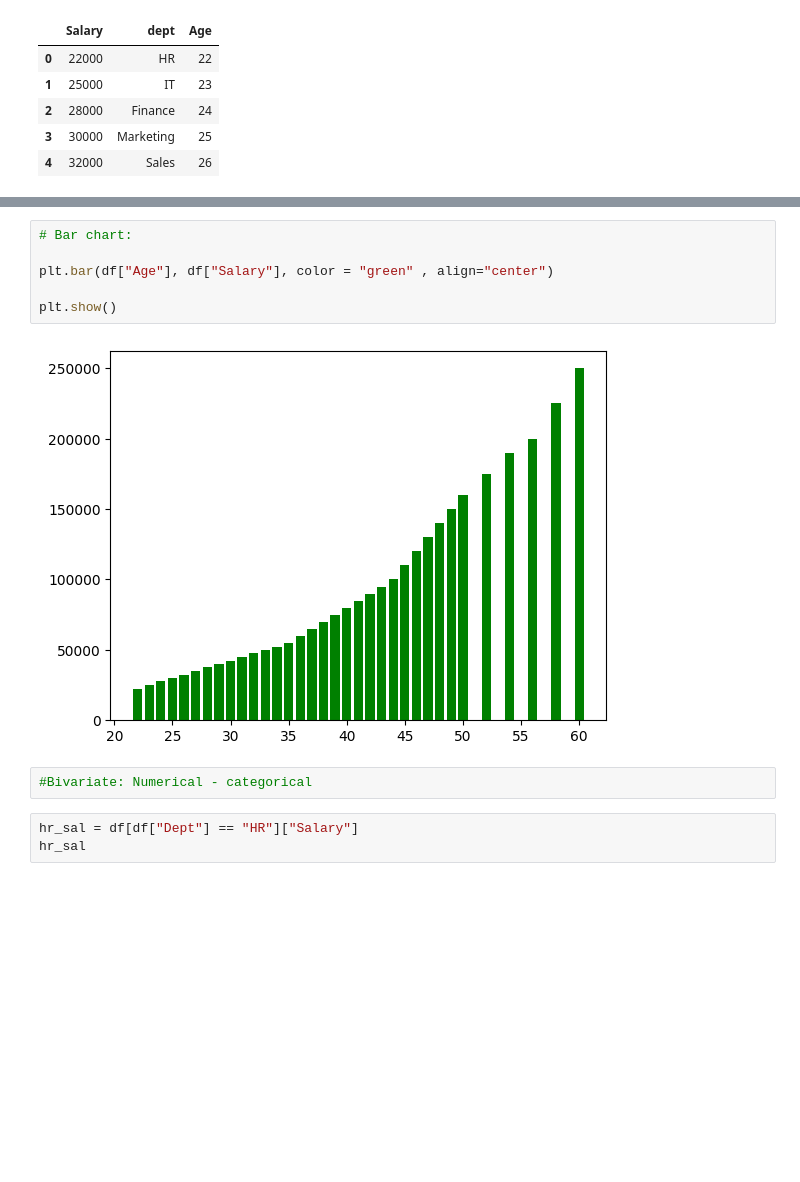
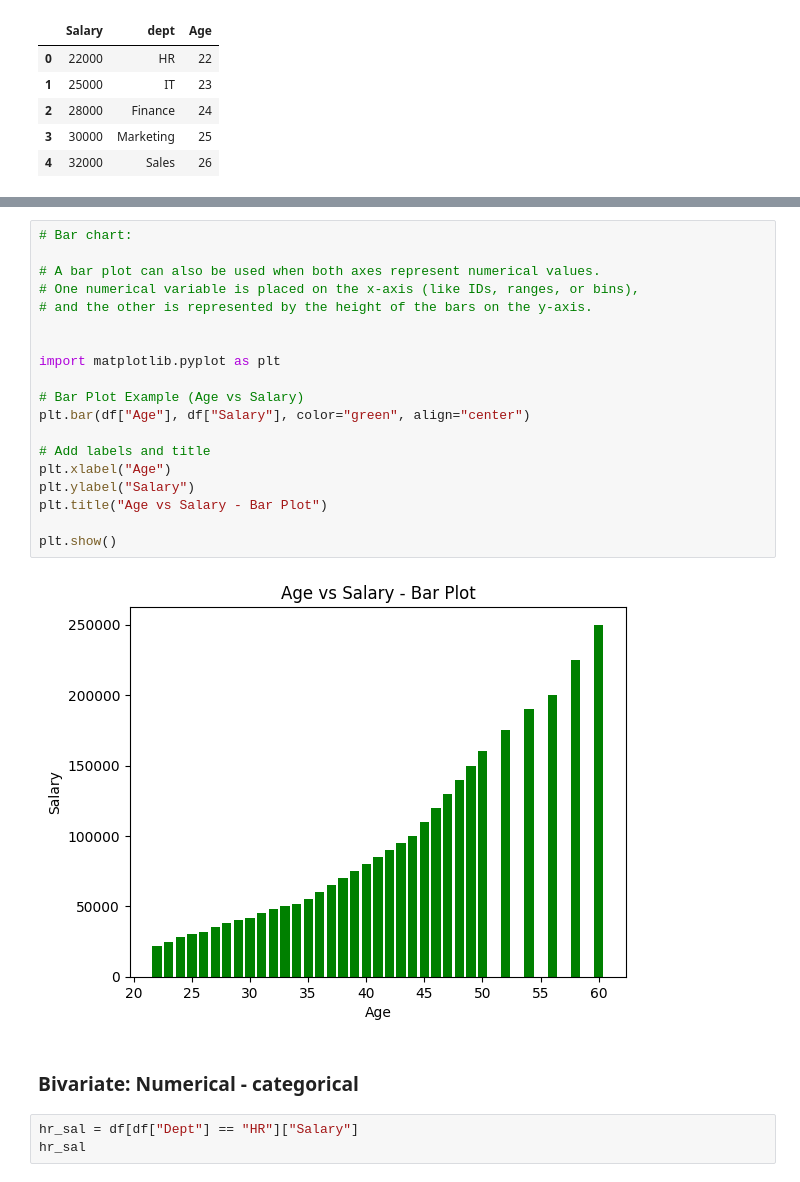
Before and after one commit to PurveshRanpariya/Learning-Matplotlib, a Jupyter notebook: Matplotlib.ipynb, the cells around one changed output, grey strips where cells are left out. Saved outputs shown, nothing was run; the diff lists cells and outputs as text; blank space fills up the shorter version.

Commit message:
detailed explanation of each plot

```diff
--- a/Matplotlib.ipynb
+++ b/Matplotlib.ipynb
@@ -223,13 +279,26 @@ plt.show()
 # %%
 # Bar chart:
 
-plt.bar(df["Age"], df["Salary"], color = "green" , align="center")
+# A bar plot can also be used when both axes represent numerical values.
+# One numerical variable is placed on the x-axis (like IDs, ranges, or bins),
+# and the other is represented by the height of the bars on the y-axis.
+
+
+import matplotlib.pyplot as plt
+
+# Bar Plot Example (Age vs Salary)
+plt.bar(df["Age"], df["Salary"], color="green", align="center")
+
+# Add labels and title
+plt.xlabel("Age")
+plt.ylabel("Salary")
+plt.title("Age vs Salary - Bar Plot")
 
 plt.show()
 # %% [output]
-[figure, old version]
+[figure, new version]
-# %%
-#Bivariate: Numerical - categorical
+# %% [markdown]
+### Bivariate: Numerical - categorical
 # %%
 hr_sal = df[df["Dept"] == "HR"]["Salary"]
 hr_sal
```
Also changed, not shown: parts of 21 cells of this notebook, 1 other file.
